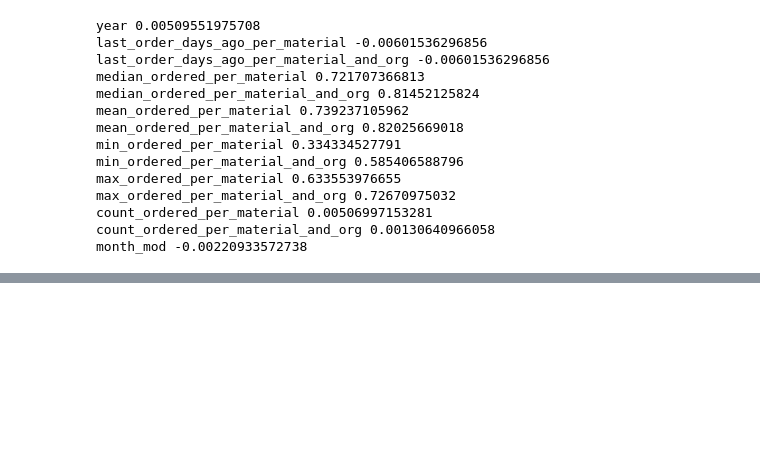
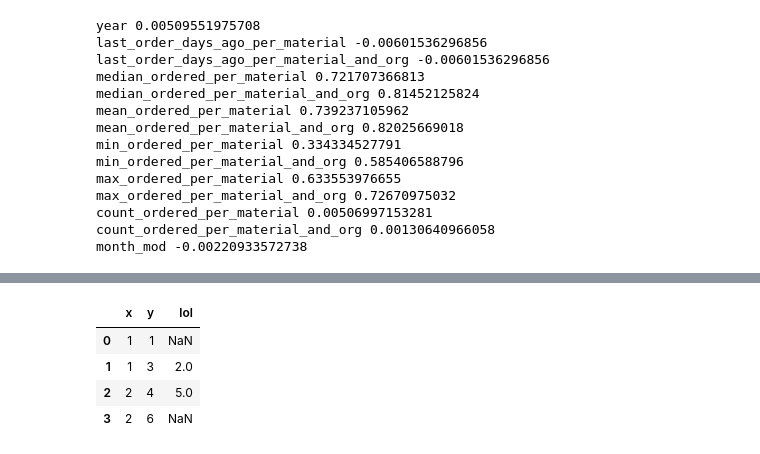
Before and after one commit to Dolto/kaggle-DSG17-final, a Jupyter notebook: EDA.ipynb, the cells around one changed output, grey strips where cells are left out. Saved outputs shown, nothing was run; the diff lists cells and outputs as text; code cells hidden in the pictures; blank space fills up the shorter version.

```diff
--- a/EDA.ipynb
+++ b/EDA.ipynb
@@ -32,0 +68,15 @@ month_mod -0.00220933572738
+# %%
+df = pd.DataFrame({
+    'x': [1, 1, 2, 2],
+    'y': [1, 3, 4, 6]
+})
+
+df['lol'] = df.groupby('x')['y'].mean()
+
+df
+# %% [output]
+|  | x | y | lol |
+| 0 | 1 | 1 | NaN |
+| 1 | 1 | 3 | 2.0 |
+| 2 | 2 | 4 | 5.0 |
+| 3 | 2 | 6 | NaN |
```
Also changed, not shown: parts of 8 cells of this notebook, 3 other files.
